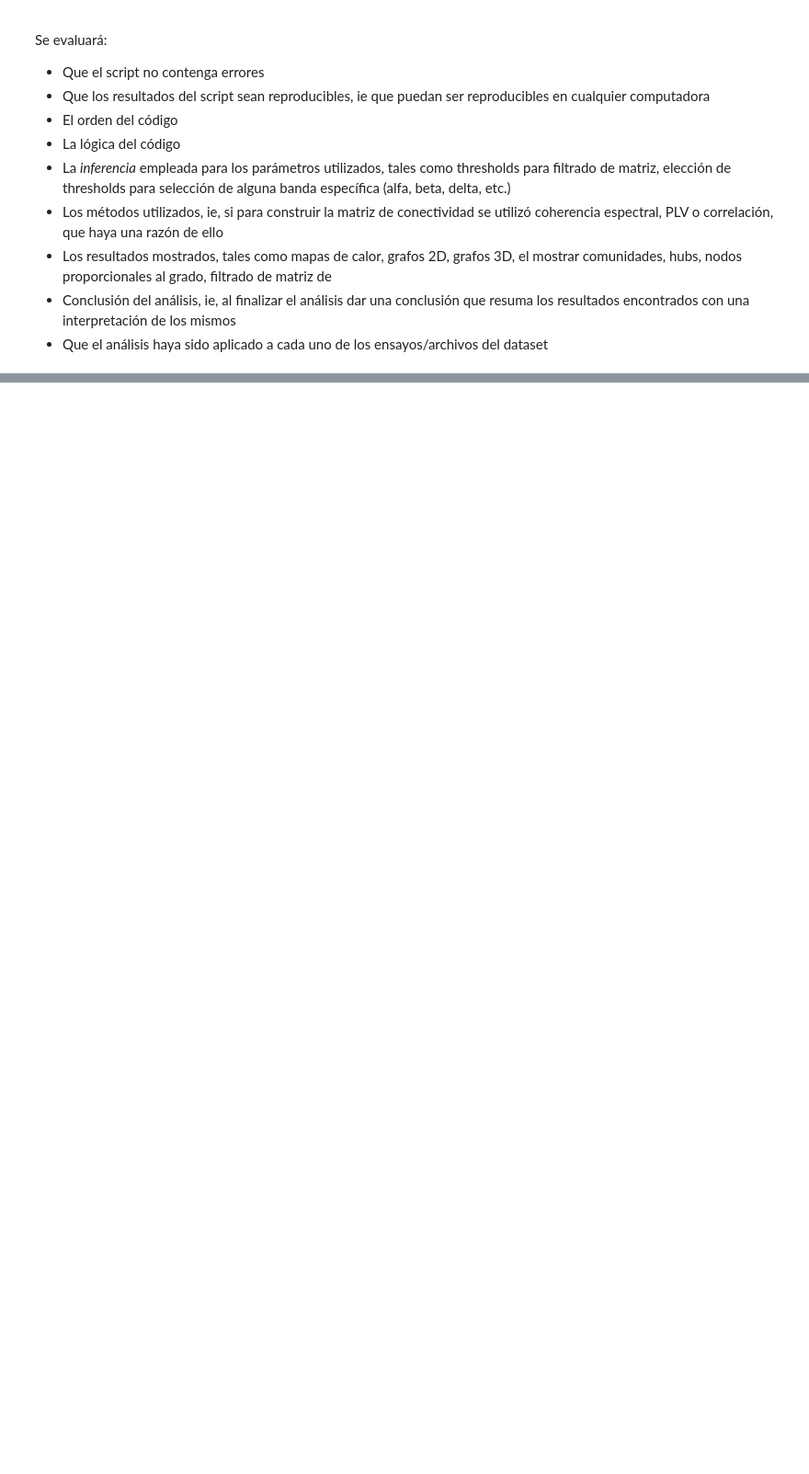
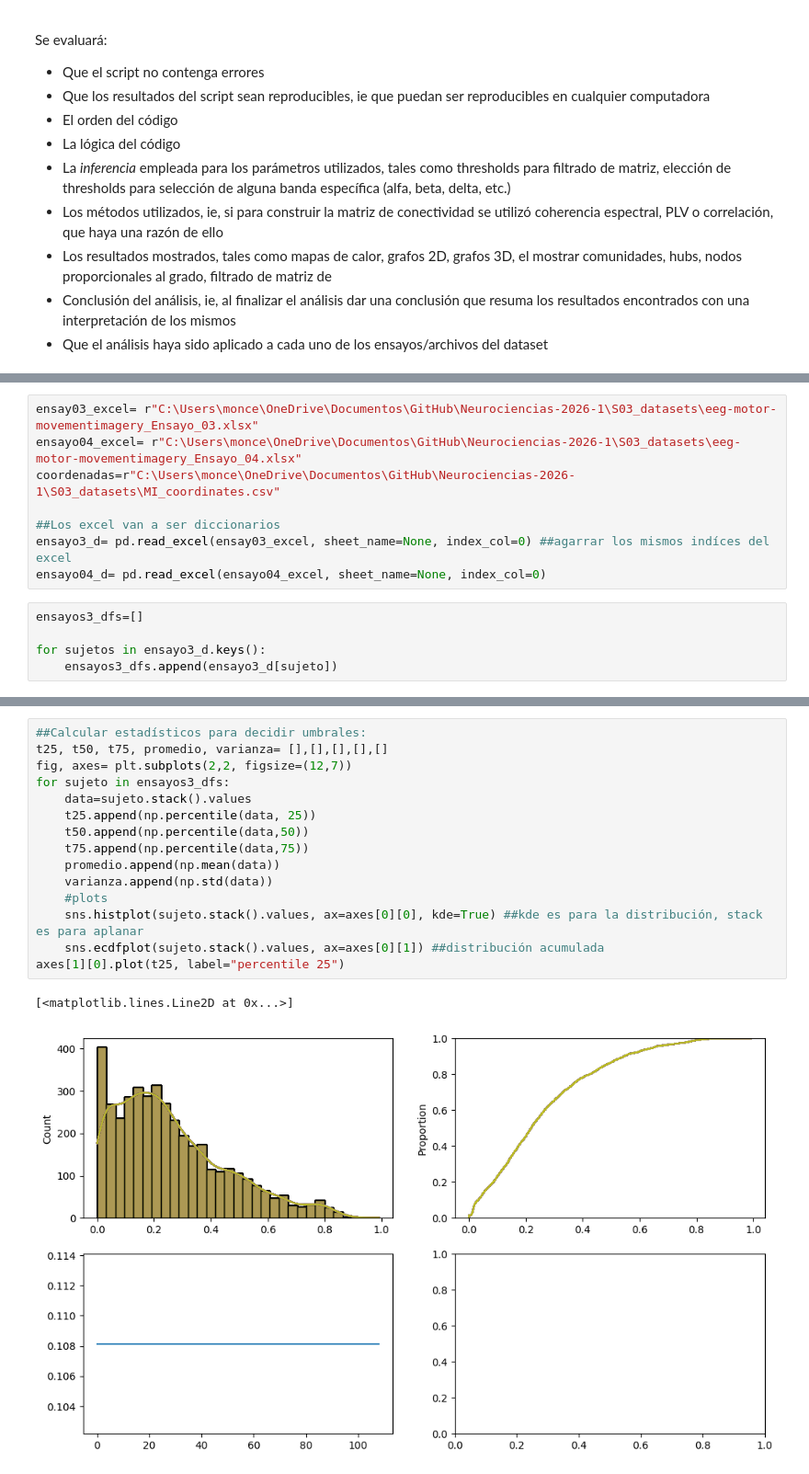
Before and after one commit to Fernando-JAL/Neurociencias-2026-1, a Jupyter notebook: S04_parciales/Parcial_3_profe.ipynb, the cells around one changed output, grey strips where cells are left out. Shown at 92% size. Drawn from its saved outputs; the diff is of its cells as text; blank space fills up the shorter version.

```diff
--- a/S04_parciales/Parcial_3_profe.ipynb
+++ b/S04_parciales/Parcial_3_profe.ipynb
@@ -25,0 +35,13 @@ path=
+# %%
+ensay03_excel= r"C:\Users\monce\OneDrive\Documentos\GitHub\Neurociencias-2026-1\S03_datasets\eeg-motor-movementimagery_Ensayo_03.xlsx"
+ensayo04_excel= r"C:\Users\monce\OneDrive\Documentos\GitHub\Neurociencias-2026-1\S03_datasets\eeg-motor-movementimagery_Ensayo_04.xlsx"
+coordenadas=r"C:\Users\monce\OneDrive\Documentos\GitHub\Neurociencias-2026-1\S03_datasets\MI_coordinates.csv"
+
+##Los excel van a ser diccionarios
+ensayo3_d= pd.read_excel(ensay03_excel, sheet_name=None, index_col=0) ##agarrar los mismos indíces del excel
+ensayo04_d= pd.read_excel(ensayo04_excel, sheet_name=None, index_col=0)
+# %%
+ensayos3_dfs=[]
+
+for sujetos in ensayo3_d.keys():
+    ensayos3_dfs.append(ensayo3_d[sujeto])
@@ -25,0 +92,18 @@ path=
+# %%
+##Calcular estadísticos para decidir umbrales:
+t25, t50, t75, promedio, varianza= [],[],[],[],[]
+fig, axes= plt.subplots(2,2, figsize=(12,7))
+for sujeto in ensayos3_dfs:
+    data=sujeto.stack().values
+    t25.append(np.percentile(data, 25))
+    t50.append(np.percentile(data,50))
+    t75.append(np.percentile(data,75))
+    promedio.append(np.mean(data))
+    varianza.append(np.std(data))
+    #plots
+    sns.histplot(sujeto.stack().values, ax=axes[0][0], kde=True) ##kde es para la distribución, stack es para aplanar
+    sns.ecdfplot(sujeto.stack().values, ax=axes[0][1]) ##distribución acumulada
+axes[1][0].plot(t25, label="percentile 25")
+# %% [output]
+[<matplotlib.lines.Line2D at 0x...>]
+[figure, added]
```
Also changed, not shown: parts of 3 cells of this notebook.
